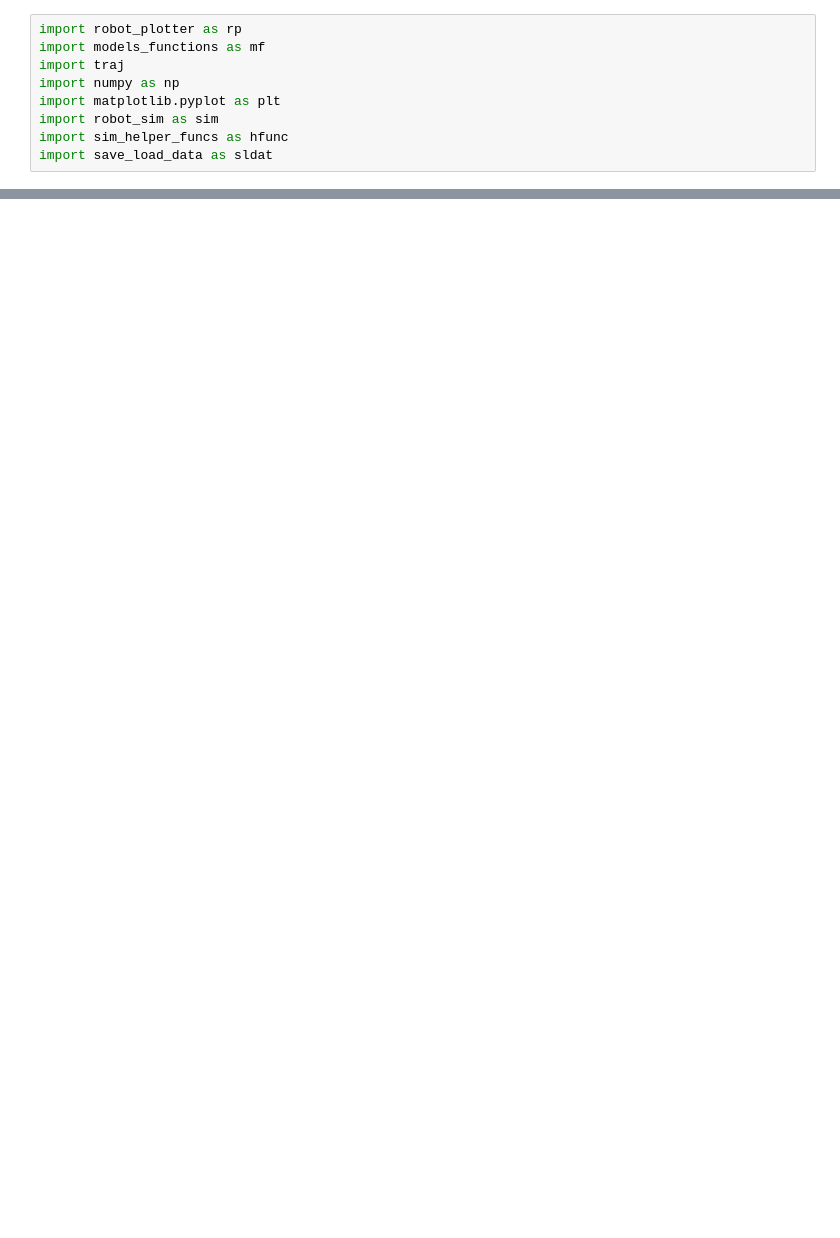
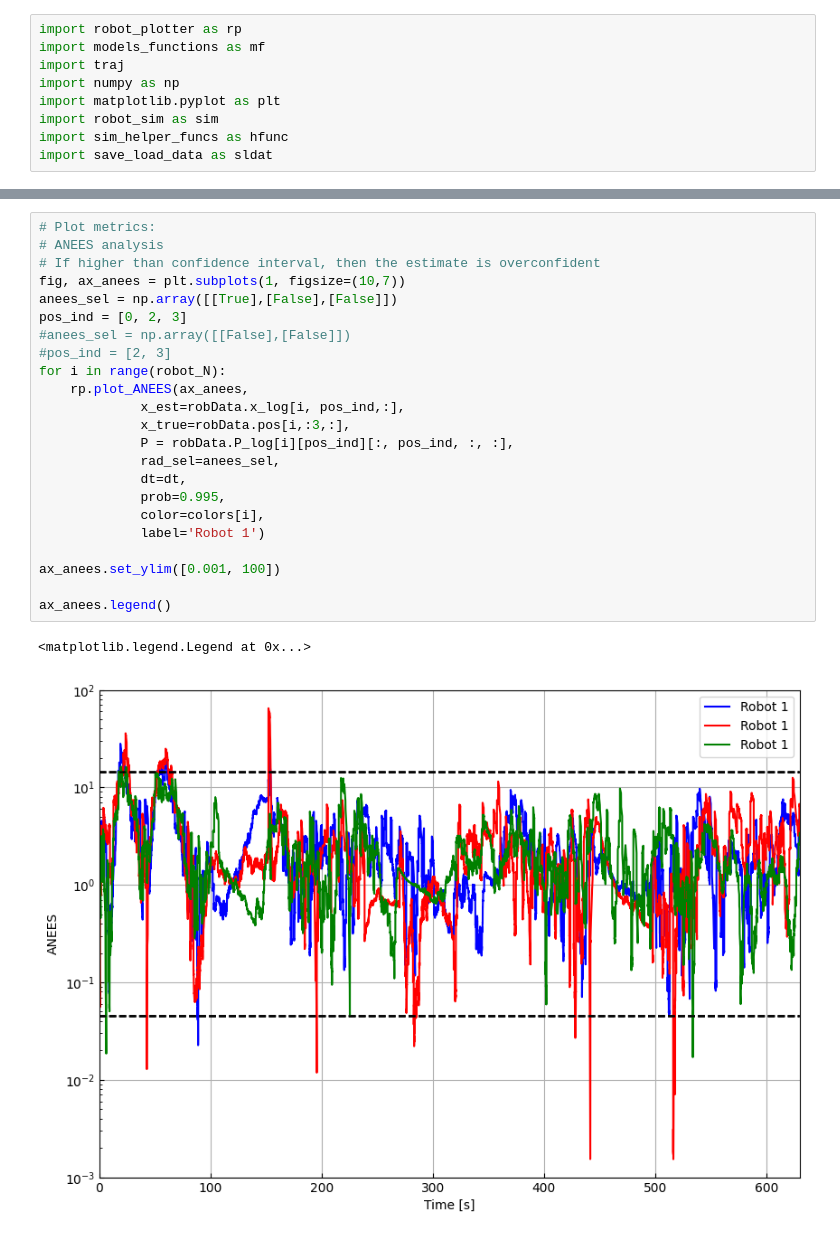
Before and after one commit to MarcusLariJ/UWB_Rasberry, a Jupyter notebook: Sim/test_load_data.ipynb, the cells around one changed output, grey strips where cells are left out. Drawn from its saved outputs; the diff is of its cells as text; blank space fills up the shorter version.

```diff
--- a/Sim/test_load_data.ipynb
+++ b/Sim/test_load_data.ipynb
@@ -97,0 +66,26 @@ Text(0.5, 1.0, 'Robot 3')
+# %%
+# Plot metrics:
+# ANEES analysis
+# If higher than confidence interval, then the estimate is overconfident
+fig, ax_anees = plt.subplots(1, figsize=(10,7))
+anees_sel = np.array([[True],[False],[False]])
+pos_ind = [0, 2, 3]
+#anees_sel = np.array([[False],[False]])
+#pos_ind = [2, 3]
+for i in range(robot_N):
+    rp.plot_ANEES(ax_anees,
+             x_est=robData.x_log[i, pos_ind,:],
+             x_true=robData.pos[i,:3,:],
+             P = robData.P_log[i][pos_ind][:, pos_ind, :, :],
+             rad_sel=anees_sel,
+             dt=dt,
+             prob=0.995,
+             color=colors[i],
+             label='Robot 1')
+
+ax_anees.set_ylim([0.001, 100])
+
+ax_anees.legend()
+# %% [output]
+<matplotlib.legend.Legend at 0x...>
+[figure, added]
```
Also changed, not shown: parts of 4 cells of this notebook, 4 other files.
